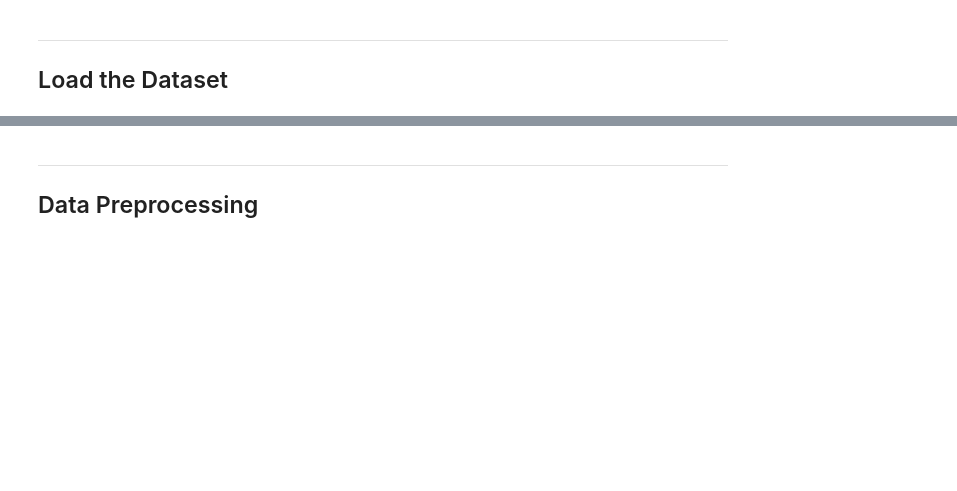
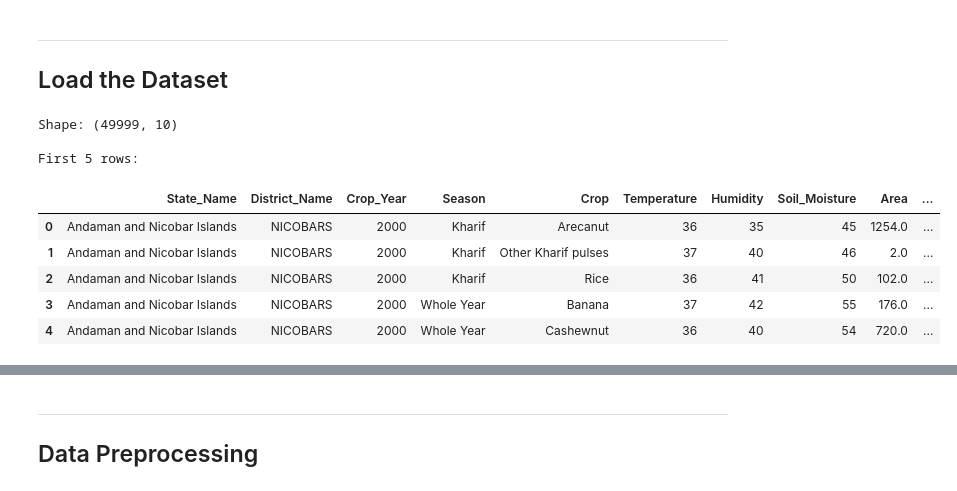
Before and after one commit to i-suhani/Crop-Prediction-ML-Project, a Jupyter notebook: notebooks/Crop_ML_Project (1).ipynb, the cells around one changed output, grey strips where cells are left out. Cells and saved outputs as stored; diff of their text form; code cells hidden in the pictures; blank space fills up the shorter version.

```diff
--- a/notebooks/Crop_ML_Project (1).ipynb
+++ b/notebooks/Crop_ML_Project (1).ipynb
@@ -46,11 +48,21 @@ print('All libraries loaded successfully.')
 # %%
 # Load the dataset — update the path if needed
 # The dataset should be placed at: crop_project/data/Crop_Prediction_dataset.csv
-df = pd.read_csv('../data/Crop_Prediction_dataset.csv')
+df = pd.read_csv('C:\\Users\\heera\\Documents\\GitHub\\Crop Prediction ML Project\\data\\Crop Prediction dataset.csv')
 
 print('Shape:', df.shape)
 print('\nFirst 5 rows:')
 df.head()
+# %% [output]
+Shape: (49999, 10)
+
+First 5 rows:
+|  | State_Name | District_Name | Crop_Year | Season | Crop | Temperature | Humidity | Soil_Moisture | Area | ... |
+| 0 | Andaman and Nicobar Islands | NICOBARS | 2000 | Kharif | Arecanut | 36 | 35 | 45 | 1254.0 | ... |
+| 1 | Andaman and Nicobar Islands | NICOBARS | 2000 | Kharif | Other Kharif pulses | 37 | 40 | 46 | 2.0 | ... |
+| 2 | Andaman and Nicobar Islands | NICOBARS | 2000 | Kharif | Rice | 36 | 41 | 50 | 102.0 | ... |
+| 3 | Andaman and Nicobar Islands | NICOBARS | 2000 | Whole Year | Banana | 37 | 42 | 55 | 176.0 | ... |
+| 4 | Andaman and Nicobar Islands | NICOBARS | 2000 | Whole Year | Cashewnut | 36 | 40 | 54 | 720.0 | ... |
 # %%
 # Basic info about the dataset
 print('Dataset Info')
```
Also changed, not shown: parts of 31 cells of this notebook, 2 other files.
